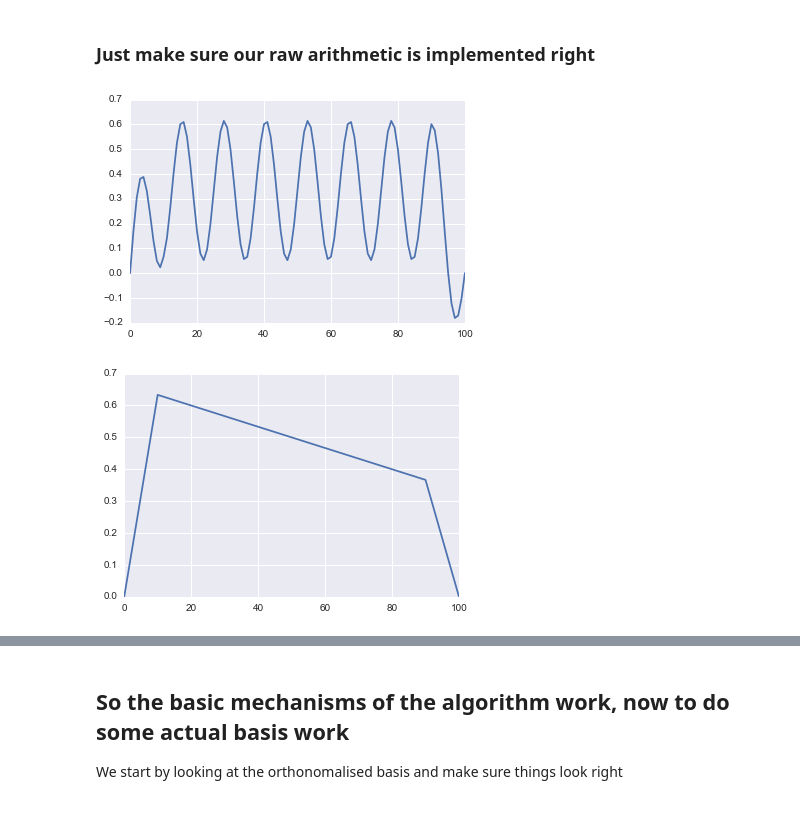
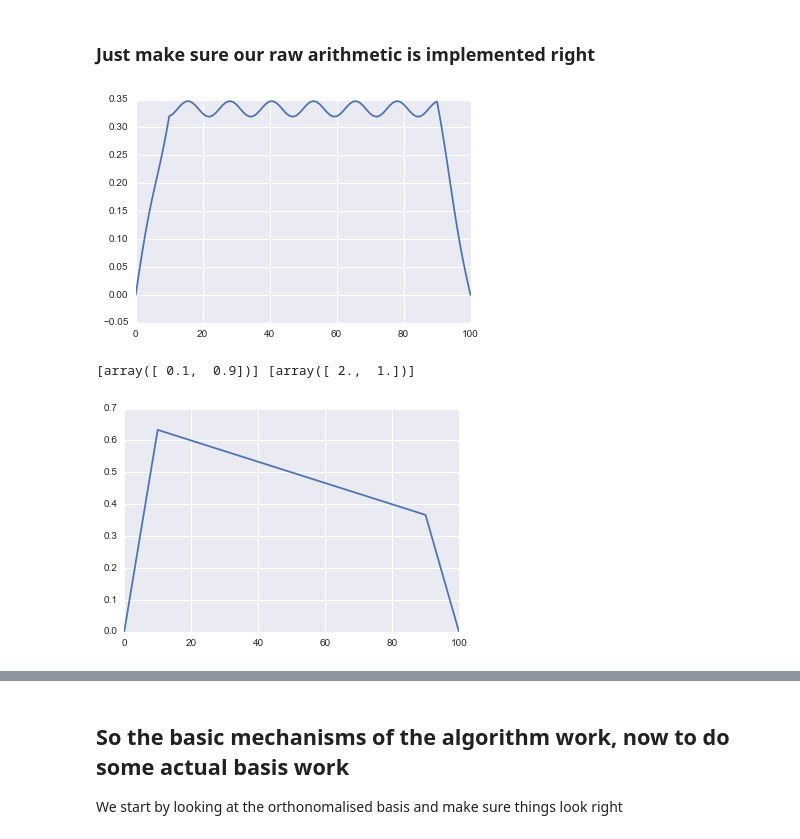
Before and after one commit to Catcher132/omp, a Jupyter notebook: 01_omp_code_tests.ipynb, the cells around one changed output, grey strips where cells are left out. Saved outputs shown, nothing was run; the diff lists cells and outputs as text; code cells hidden in the pictures.

```diff
--- a/01_omp_code_tests.ipynb
+++ b/01_omp_code_tests.ipynb
@@ -17,21 +17,22 @@ importlib.reload(omp)
 # %% [markdown]
 ### Just make sure our raw arithmetic is implemented right
 # %%
-v = omp.Vector([[0.1, 0.9],[16]], [[1, 1],[10]], ['H1delta', 'H1sin'])
+v = omp.Vector([[0.1, 0.9],[16]], [[1, 1],[0.5]], ['H1delta', 'H1sin'])
 xs = np.arange(0,1.01,0.01)
 
 plt.plot(v.evaluate(xs))
 plt.show()
 
 v1 = omp.Vector([[0.1]], [[1]], ['H1delta'])
 v2 = omp.Vector([[0.9]], [[1]], ['H1delta'])
 
 v3 = 2*v1 + 1*v2
-
+print(v3.params, v3.coeffs)
 plt.plot(v3.evaluate(xs))
 plt.show()
 # %% [output]
-[figure, old version]
+[figure, new version]
+[array([ 0.1,  0.9])] [array([ 2.,  1.])]
 [figure]
 # %%
 importlib.reload(omp)
```
Also changed, not shown: parts of 4 cells of this notebook, 1 other file.
